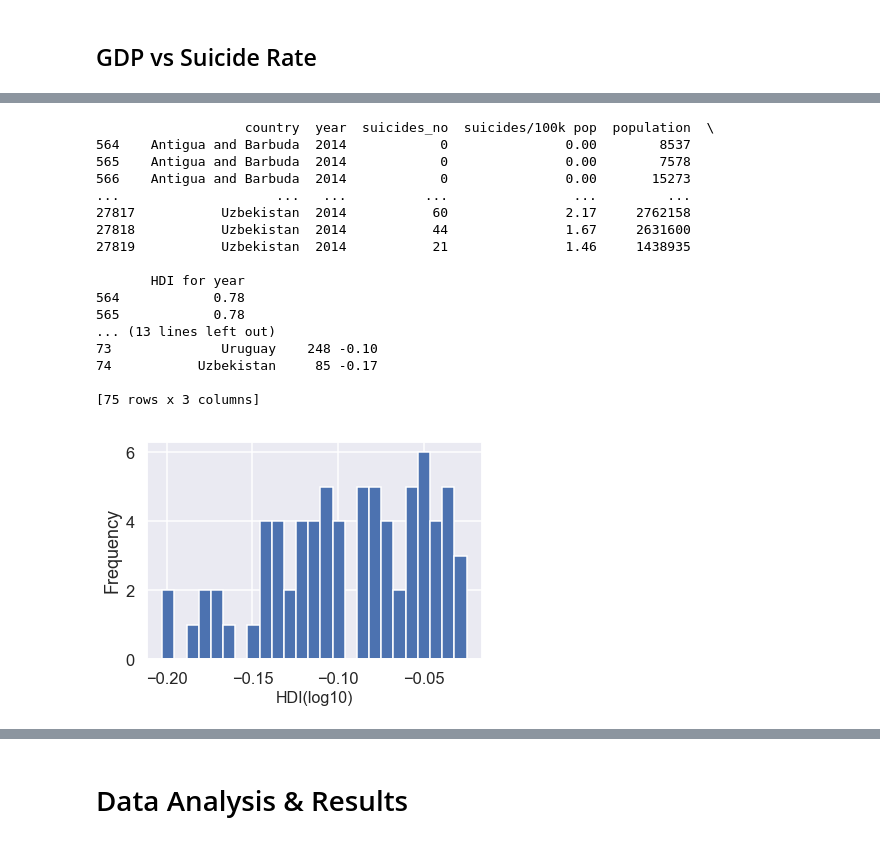
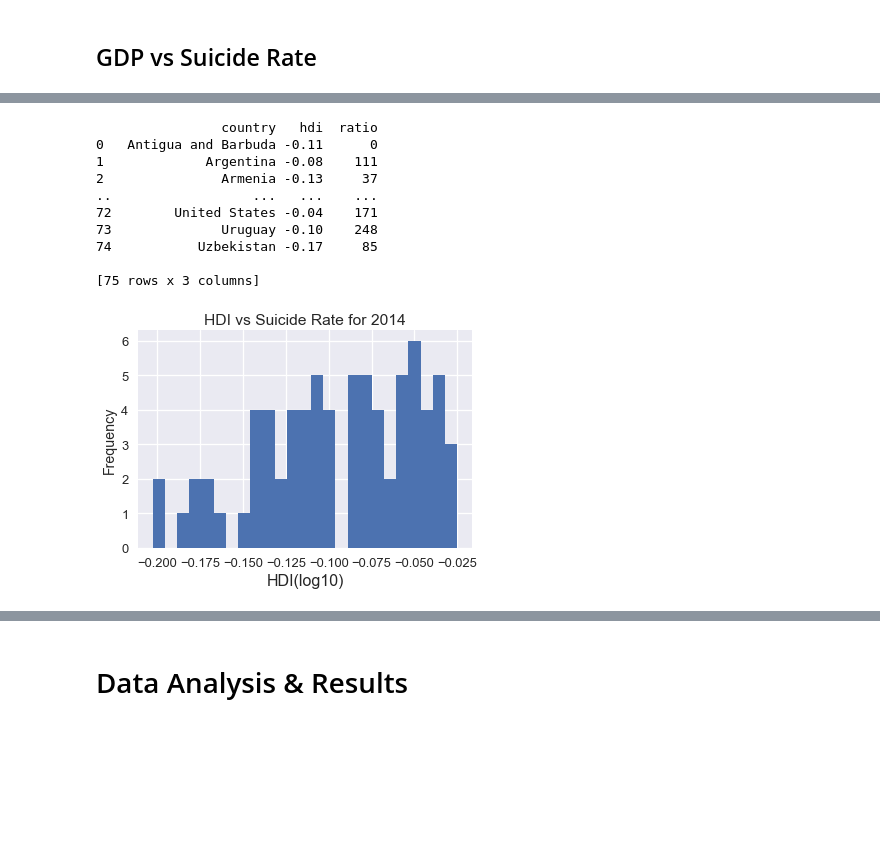
Before and after one commit to WayGold/COGS-108-FinalProject, a Jupyter notebook: FinalProject.ipynb, the cells around one changed output, grey strips where cells are left out. Cells and saved outputs as stored; diff of their text form; code cells hidden in the pictures; blank space fills up the shorter version.

```diff
--- a/FinalProject.ipynb
+++ b/FinalProject.ipynb
@@ -256,8 +266,6 @@ sns.lmplot(x='gdp', y='ratio', data=df1,fit_reg=False);
 # %%
-# HDI vs Suicide Rate for 2016
 #HDI vs Suicide Rate for 2014
 suicide_hdi = suicide_hdi[suicide_hdi.year == 2014]
-print(suicide_hdi)
 tmp1 = suicide_hdi['country'].unique()
 result3 = dict()
 for i in tmp1:
@@ -266,60 +274,44 @@ for i in tmp1:
 result4 = dict()
 for i in tmp1:
     result4[i] = 0
 
 for i in suicide_hdi.index:
     country = suicide_hdi.loc[i,"country"]
     ratio = suicide_hdi.loc[i,'suicides/100k pop']
     hdi = suicide_hdi.loc[i,'HDI for year']
     result3[country]+= ratio
     result4[country] = hdi
 country=list()
 ratiolist2 = list()
 hdilist = list()
-#print(result3)
-#print(result4)
 import math
 for i in tmp1:
     ratio = result3[i]
     hdi = result4[i]
     country.append(i)
     ratiolist2.append(int(ratio))
-    #hdi = hdi.replace(',','')
     hdilist.append(math.log10(float(hdi)))
 data= dict()
 data = {"country":country,"ratio":ratiolist2,"hdi":hdilist}
-#print(data)
-#print(len(country))
-#print(len(ratiolist2))
-#print(len(hdilist))
 df2 = pd.DataFrame(data)
-print(df2)
-#print(ratiolist)
-#print(gdplist)
+print (df2)
 df2=df2.set_index("country")
-#print(df1)
 df2['hdi'].plot('hist', bins = 25)
 plt.xlabel('HDI(log10)', fontsize=16)
+plt.title('HDI vs Suicide Rate for 2014')
 f3 = plt.gcf()
 # %% [output]
-                   country  year  suicides_no  suicides/100k pop  population  \
-564    Antigua and Barbuda  2014            0               0.00        8537
-565    Antigua and Barbuda  2014            0               0.00        7578
-566    Antigua and Barbuda  2014            0               0.00       15273
-...                    ...   ...          ...                ...         ...
-27817           Uzbekistan  2014           60               2.17     2762158
-27818           Uzbekistan  2014           44               1.67     2631600
-27819           Uzbekistan  2014           21               1.46     1438935
-
-       HDI for year
-564            0.78
-565            0.78
-... (13 lines left out)
-73              Uruguay    248 -0.10
-74           Uzbekistan     85 -0.17
+                country   hdi  ratio
+0   Antigua and Barbuda -0.11      0
+1             Argentina -0.08    111
+2               Armenia -0.13     37
+..                  ...   ...    ...
+72        United States -0.04    171
+73              Uruguay -0.10    248
+74           Uzbekistan -0.17     85
 
 [75 rows x 3 columns]
-[figure, old version]
+[figure, new version]
 # %%
 %matplotlib inline
 sns.lmplot(x='hdi', y='ratio', data=df2,fit_reg=False);
```
Also changed, not shown: parts of 11 cells of this notebook.
